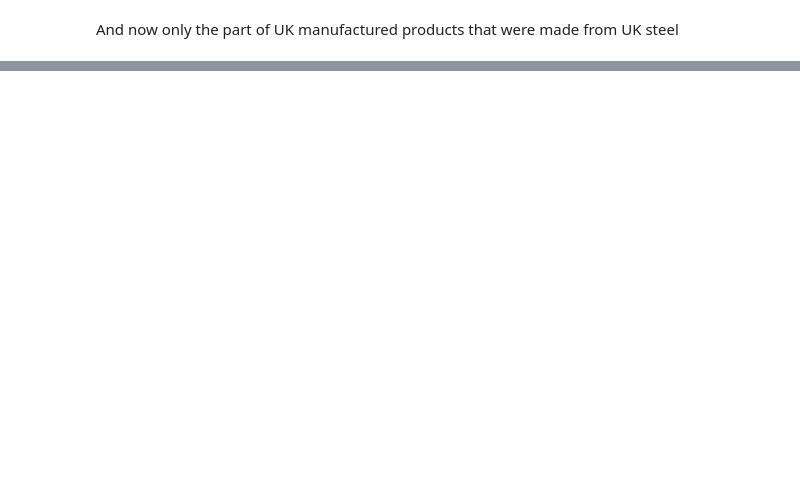
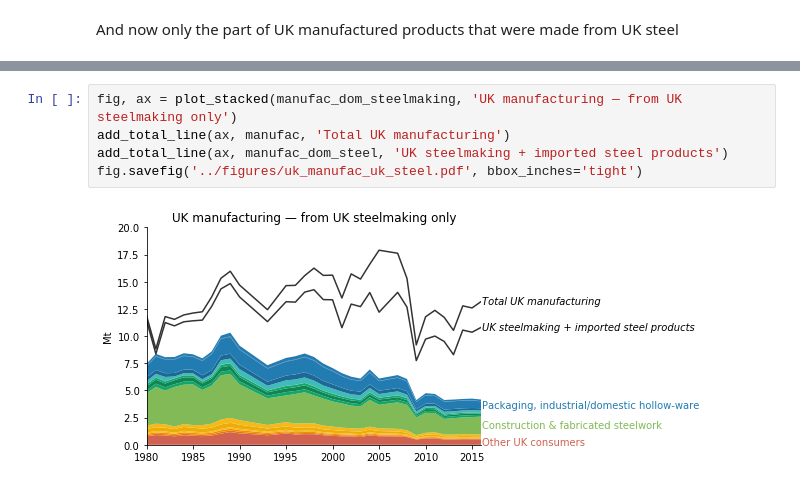
Before and after one commit to ricklupton/uk-steel-model, a Jupyter notebook: docs/Final goods over time.ipynb, the cells around one changed output, grey strips where cells are left out. Drawn from its saved outputs; the diff is of its cells as text; blank space fills up the shorter version.

```diff
--- a/docs/Final goods over time.ipynb
+++ b/docs/Final goods over time.ipynb
@@ -207,0 +293,7 @@ fig.savefig('../figures/uk_demand_over_time_uk_only_same_scale.pdf', bbox_inches
+# %%
+fig, ax = plot_stacked(manufac_dom_steelmaking, 'UK manufacturing — from UK steelmaking only')
+add_total_line(ax, manufac, 'Total UK manufacturing')
+add_total_line(ax, manufac_dom_steel, 'UK steelmaking + imported steel products')
+fig.savefig('../figures/uk_manufac_uk_steel.pdf', bbox_inches='tight')
+# %% [output]
+[figure, added]
```
Also changed, not shown: parts of 30 cells of this notebook, 17 other files.
